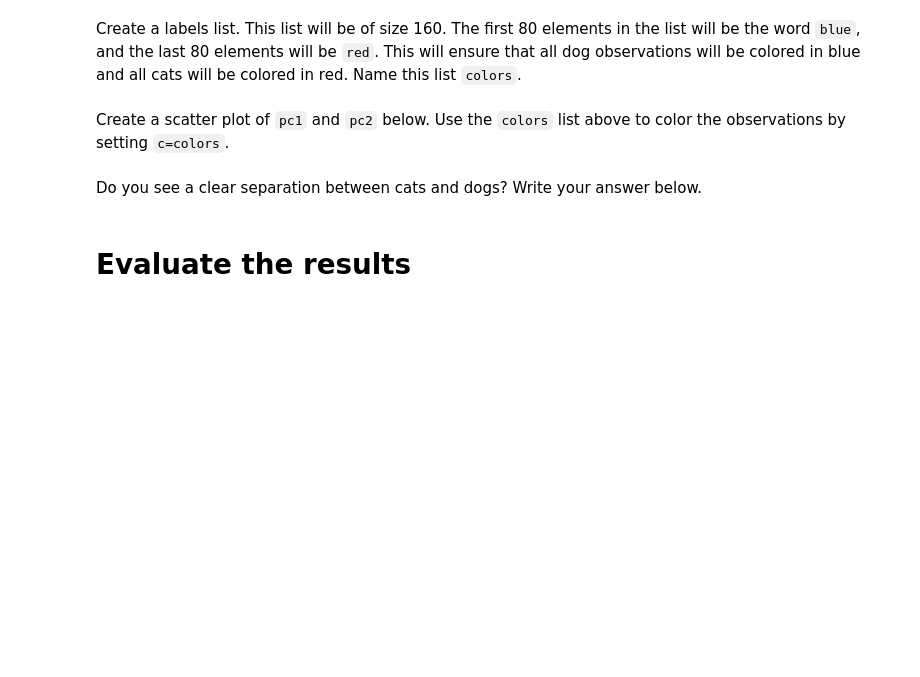
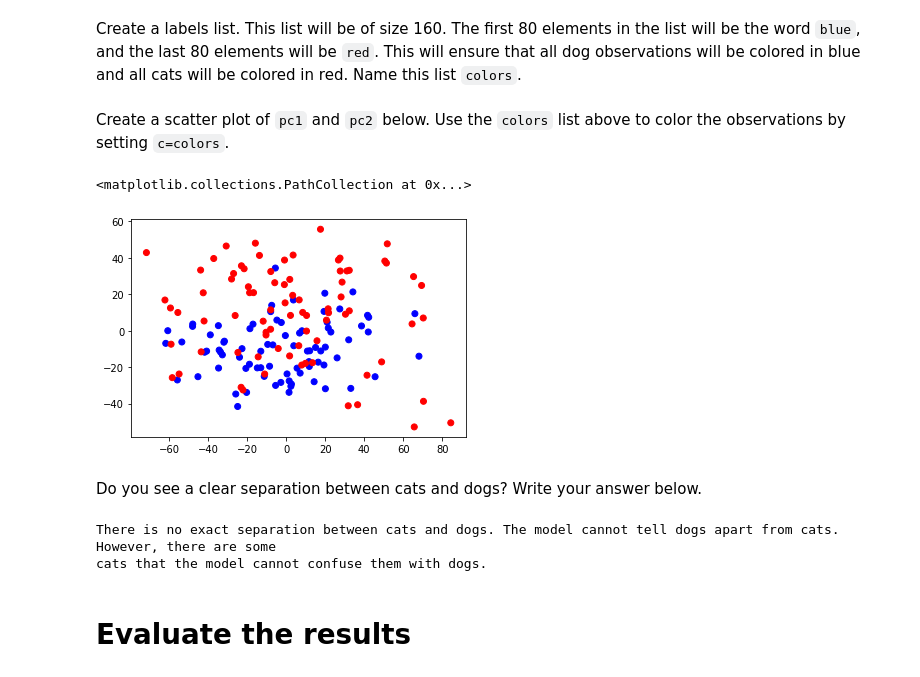
Before and after one commit to gabrielanakasato/ironhack-daft, a Jupyter notebook: labs/lab-w07/01-principal-component-analysis/your-code/main.ipynb, the cells around one changed output. Drawn from its saved outputs; the diff is of its cells as text; code cells hidden in the pictures; blank space fills up the shorter version.

```diff
--- a/labs/lab-w07/01-principal-component-analysis/your-code/main.ipynb
+++ b/labs/lab-w07/01-principal-component-analysis/your-code/main.ipynb
@@ -174,0 +174,6 @@ Load the PCA from sklearn (https://scikit-learn.org/stable/modules/generated/skl
+# %%
+# Your code here:
+
+# Create a PCA model with 2 components
+pca = PCA(n_components=2)
+pca.fit(X_std)
@@ -184,0 +198,12 @@ In the cell below, create a pandas dataframe containing the columns `pc1`, and `
+# %%
+# Your code here:
+
+# Create pc1 and pc2
+pc1 = pca.transform(X_std)[:, 0]
+pc2 = pca.transform(X_std)[:, 1]
+
+# Create a pandas DataFrame
+result = pd.DataFrame({'pc1': pc1, 'pc2': pc2})
+
+# Check the result
+result.head()
@@ -189,2 +219,7 @@ Create a labels list. This list will be of size 160. The first 80 elements in th
+# %%
+# Your code here:
+
+# Create the labels list
+colors = ['blue' if index < 80 else 'red' for index in dogs_cats.index]
 # %% [markdown]
 Create a scatter plot of `pc1` and `pc2` below. Use the `colors` list above to color the observations by setting `c=colors`.
@@ -193,2 +226,9 @@ Create a scatter plot of `pc1` and `pc2` below. Use the `colors` list above to c
+# %%
+# Your code here:
+
+plt.scatter(x='pc1', y='pc2', data=result, c=colors)
+# %% [output]
+<matplotlib.collections.PathCollection at 0x...>
+[figure, added]
 # %% [markdown]
 Do you see a clear separation between cats and dogs? Write your answer below.
@@ -197,3 +235,12 @@ Do you see a clear separation between cats and dogs? Write your answer below.
+# %%
+# Your conclusions here:
+print('''
+There is no exact separation between cats and dogs. The model cannot tell dogs apart from cats. However, there are some
+cats that the model cannot confuse them with dogs.
+''')
+# %% [output]
+There is no exact separation between cats and dogs. The model cannot tell dogs apart from cats. However, there are some
+cats that the model cannot confuse them with dogs.
 # %% [markdown]
 # Evaluate the results
 # %% [markdown]
```
Also changed, not shown: parts of 23 cells of this notebook.
